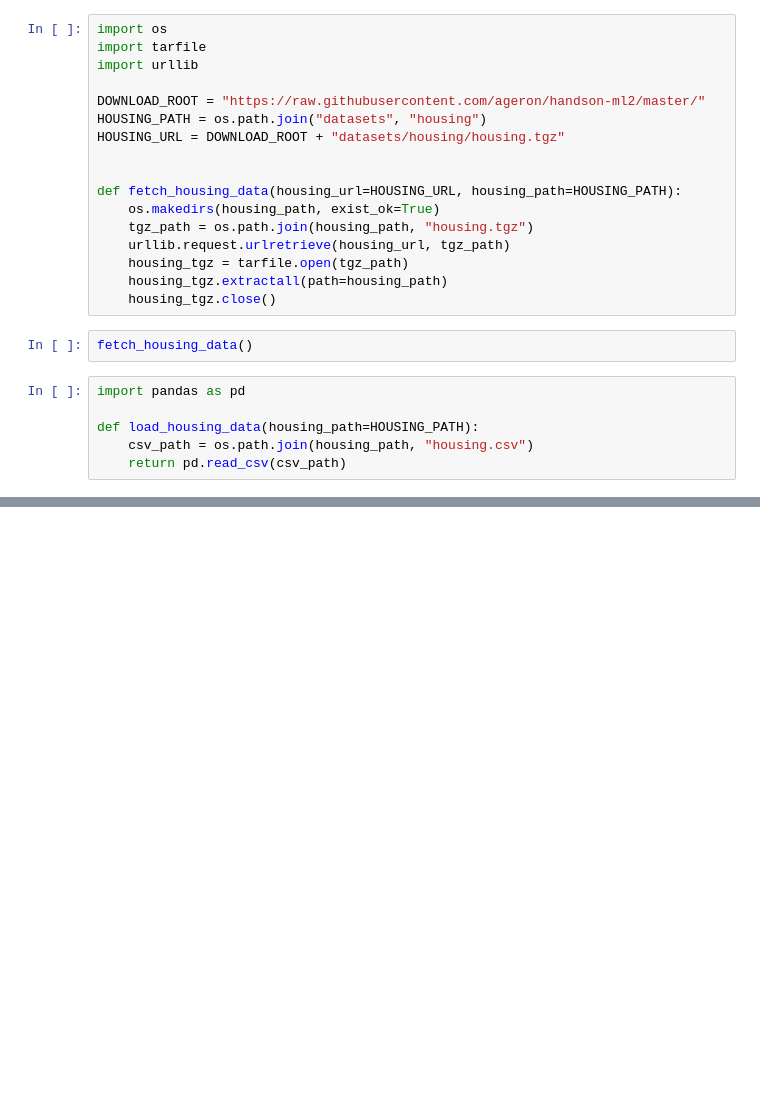
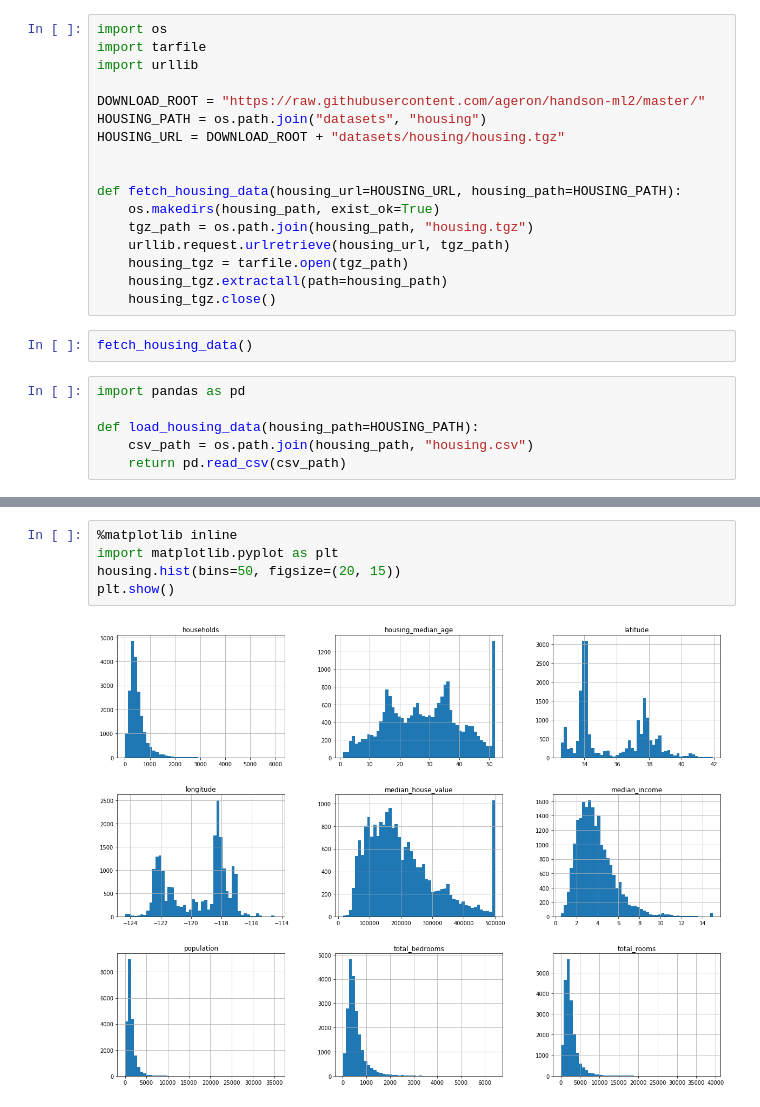
Before and after one commit to hovhanns/HandsOnML2, a Jupyter notebook: Housing.ipynb, the cells around one changed output, grey strips where cells are left out. Saved outputs shown, nothing was run; the diff lists cells and outputs as text; blank space fills up the shorter version.

```diff
--- a/Housing.ipynb
+++ b/Housing.ipynb
@@ -35,0 +75,7 @@ housing.head()
+# %%
+%matplotlib inline
+import matplotlib.pyplot as plt
+housing.hist(bins=50, figsize=(20, 15))
+plt.show()
+# %% [output]
+[figure, added]
```
Also changed, not shown: parts of 18 cells of this notebook.
